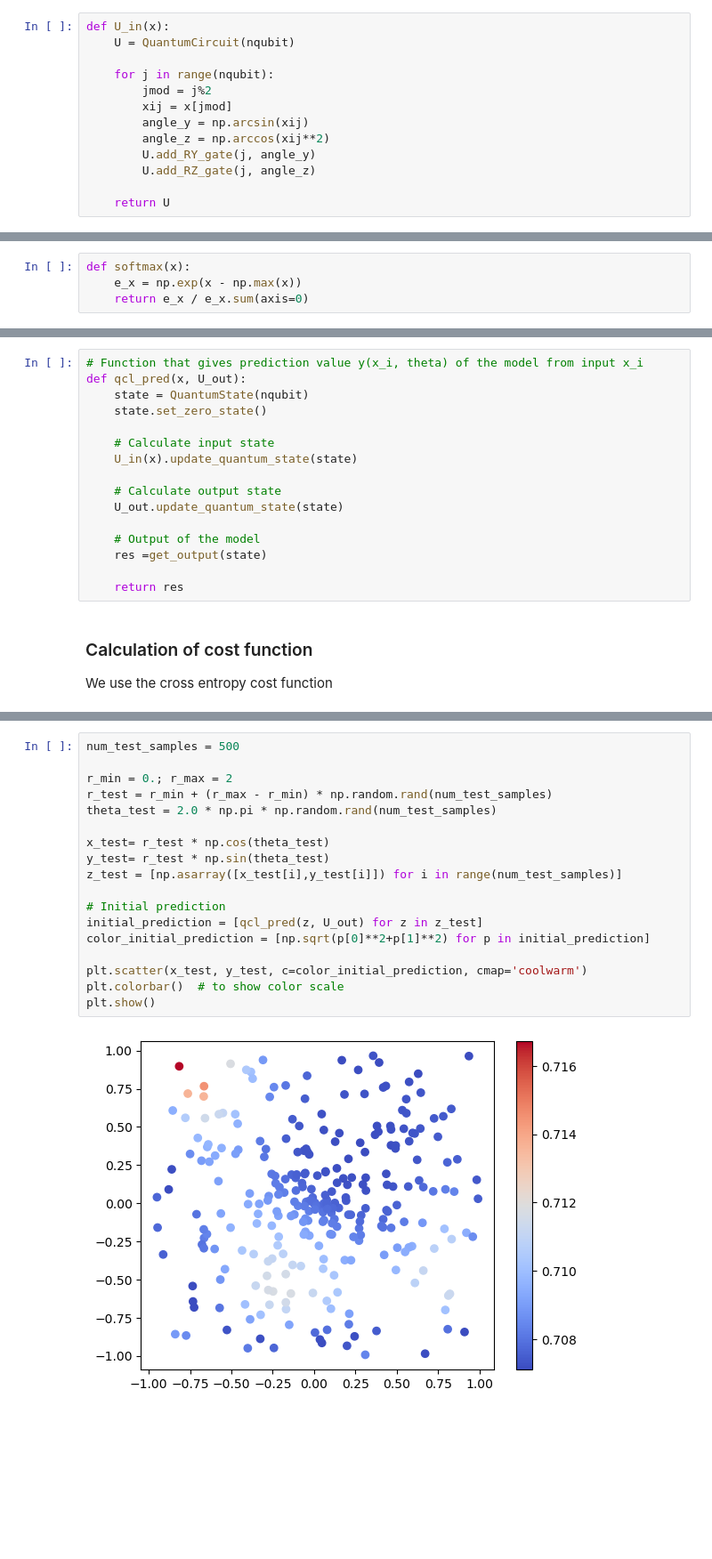
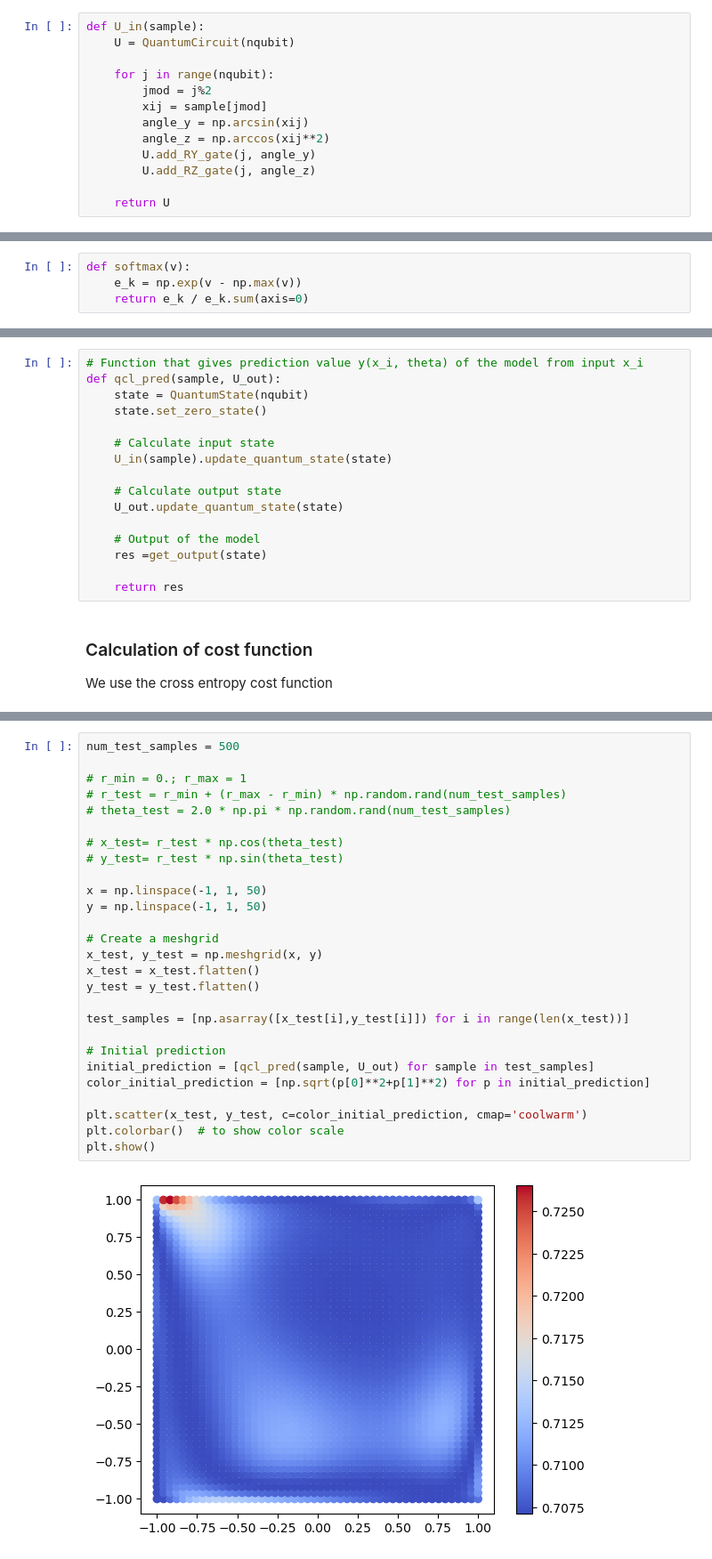
Before and after one commit to sofips/qcl, a Jupyter notebook: qcl_classification.ipynb, the cells around one changed output, grey strips where cells are left out. Shown at 89% size. Saved outputs shown, nothing was run; the diff lists cells and outputs as text; blank space fills up the shorter version.

```diff
--- a/qcl_classification.ipynb
+++ b/qcl_classification.ipynb
@@ -70,12 +72,12 @@ So input $\vec{x_i}$, is converted into: $\ket{\psi_{in}(\vec{x_i})} = U_{in}(\v
 state = QuantumState(nqubit) # Initial state |000000>
 state.set_zero_state()
 # %%
-def U_in(x):
+def U_in(sample):
     U = QuantumCircuit(nqubit)
 
     for j in range(nqubit):
         jmod = j%2
-        xij = x[jmod]
+        xij = sample[jmod]
         angle_y = np.arcsin(xij)
         angle_z = np.arccos(xij**2)
         U.add_RY_gate(j, angle_y)
@@ -222,9 +224,9 @@ In this demostration, the output of the model will be taken from the expectation
 
 $y(\theta,x_i)=\left<\psi_\text{out}|Z_0|\psi_\text{out}\right> $
 # %%
-def softmax(x):
-    e_x = np.exp(x - np.max(x))
-    return e_x / e_x.sum(axis=0)
+def softmax(v):
+    e_k = np.exp(v - np.max(v))
+    return e_k / e_k.sum(axis=0)
 # %%
 # Create observable Z_0
 from qulacs import Observable
@@ -244,12 +246,12 @@ def get_output(state):
     return res
 # %%
 # Function that gives prediction value y(x_i, theta) of the model from input x_i
-def qcl_pred(x, U_out):
+def qcl_pred(sample, U_out):
     state = QuantumState(nqubit)
     state.set_zero_state()
 
     # Calculate input state
-    U_in(x).update_quantum_state(state)
+    U_in(sample).update_quantum_state(state)
 
     # Calculate output state
     U_out.update_quantum_state(state)
@@ -290,23 +292,32 @@ def cost_func(theta):
 # %%
 num_test_samples = 500
 
-r_min = 0.; r_max = 2
-r_test = r_min + (r_max - r_min) * np.random.rand(num_test_samples)
-theta_test = 2.0 * np.pi * np.random.rand(num_test_samples)
+# r_min = 0.; r_max = 1
+# r_test = r_min + (r_max - r_min) * np.random.rand(num_test_samples)
+# theta_test = 2.0 * np.pi * np.random.rand(num_test_samples)
 
-x_test= r_test * np.cos(theta_test)
-y_test= r_test * np.sin(theta_test)
-z_test = [np.asarray([x_test[i],y_test[i]]) for i in range(num_test_samples)]
+# x_test= r_test * np.cos(theta_test)
+# y_test= r_test * np.sin(theta_test)
+
+x = np.linspace(-1, 1, 50)
+y = np.linspace(-1, 1, 50)
+
+# Create a meshgrid
+x_test, y_test = np.meshgrid(x, y)
+x_test = x_test.flatten()
+y_test = y_test.flatten()
+
+test_samples = [np.asarray([x_test[i],y_test[i]]) for i in range(len(x_test))]
 
 # Initial prediction
-initial_prediction = [qcl_pred(z, U_out) for z in z_test]
+initial_prediction = [qcl_pred(sample, U_out) for sample in test_samples]
 color_initial_prediction = [np.sqrt(p[0]**2+p[1]**2) for p in initial_prediction]
 
 plt.scatter(x_test, y_test, c=color_initial_prediction, cmap='coolwarm')
 plt.colorbar()  # to show color scale
 plt.show()
 # %% [output]
-[figure, old version]
+[figure, new version]
 # %%
 from scipy.optimize import minimize
 
```
Also changed, not shown: parts of 7 cells of this notebook, 3 other files.
